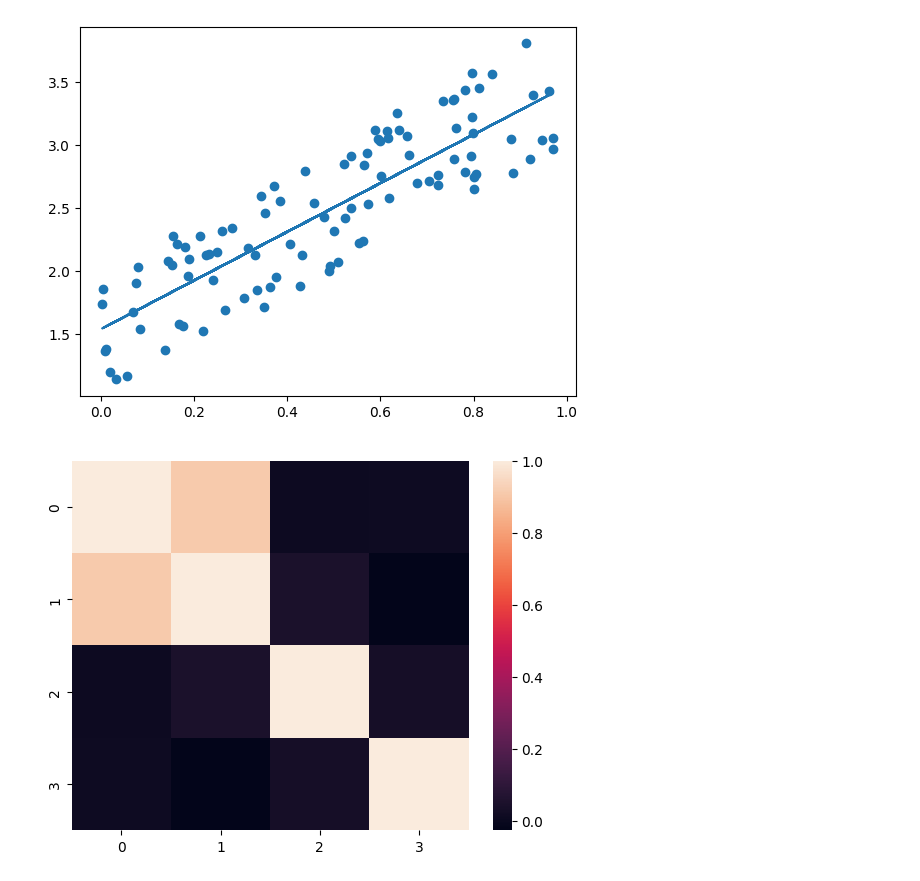
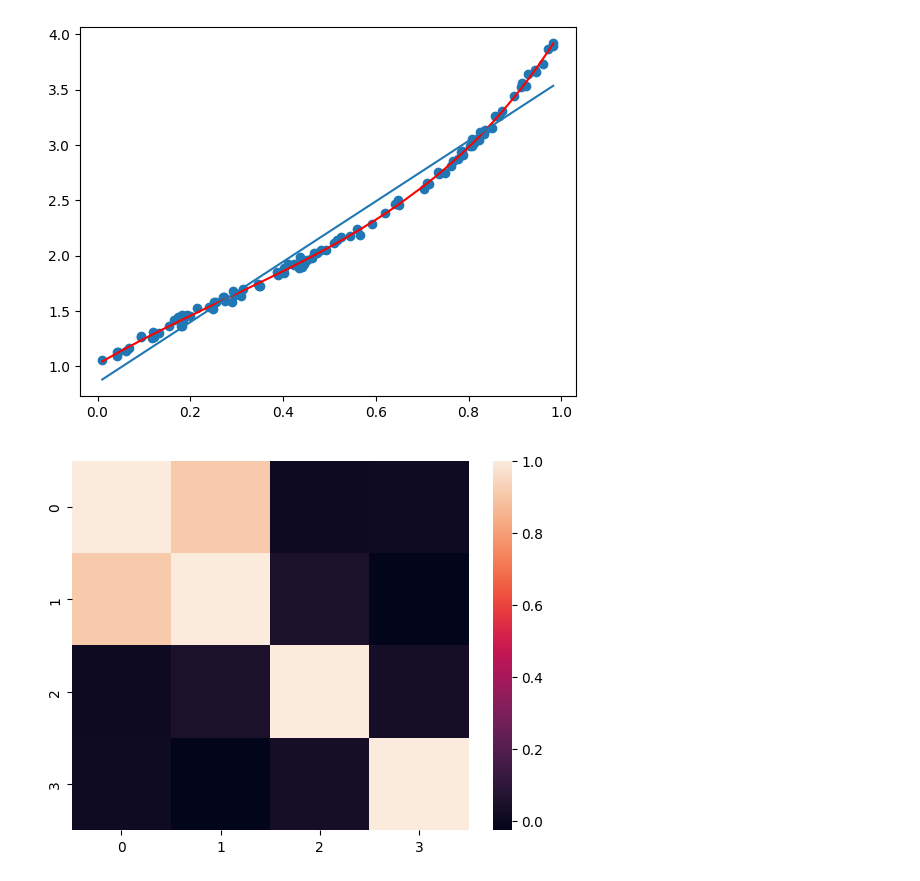
Before and after one commit to Rogerio-mack/IMT_Ciencia_de_Dados, a Jupyter notebook: IMT_heatmap_.ipynb, the cells around one changed output. Drawn from its saved outputs; the diff is of its cells as text; code cells hidden in the pictures.

```diff
--- a/IMT_heatmap_.ipynb
+++ b/IMT_heatmap_.ipynb
@@ -7,17 +7,21 @@ import numpy as np
 import pandas as pd
 # %%
 x = np.random.sample(100)
-y = 2*x + 1 + np.random.sample(len(x))
+y = x**5 + 2*x + 1 + 0.1* np.random.sample(len(x))
+
+z = np.polyfit(x,y, 5)
+p = np.poly1d(z)
+
+plt.scatter(x,y)
+plt.plot(np.sort(x),p(np.sort(x)),color='r')
 
 z = np.polyfit(x,y, 1)
 p = np.poly1d(z)
-
-plt.scatter(x,y)
-plt.plot(x,p(x))
+plt.plot(np.sort(x),p(np.sort(x)))
 
 plt.show()
 # %% [output]
-[figure, old version]
+[figure, new version]
 # %%
 data = np.identity(5)
 sns.heatmap(data)
```
